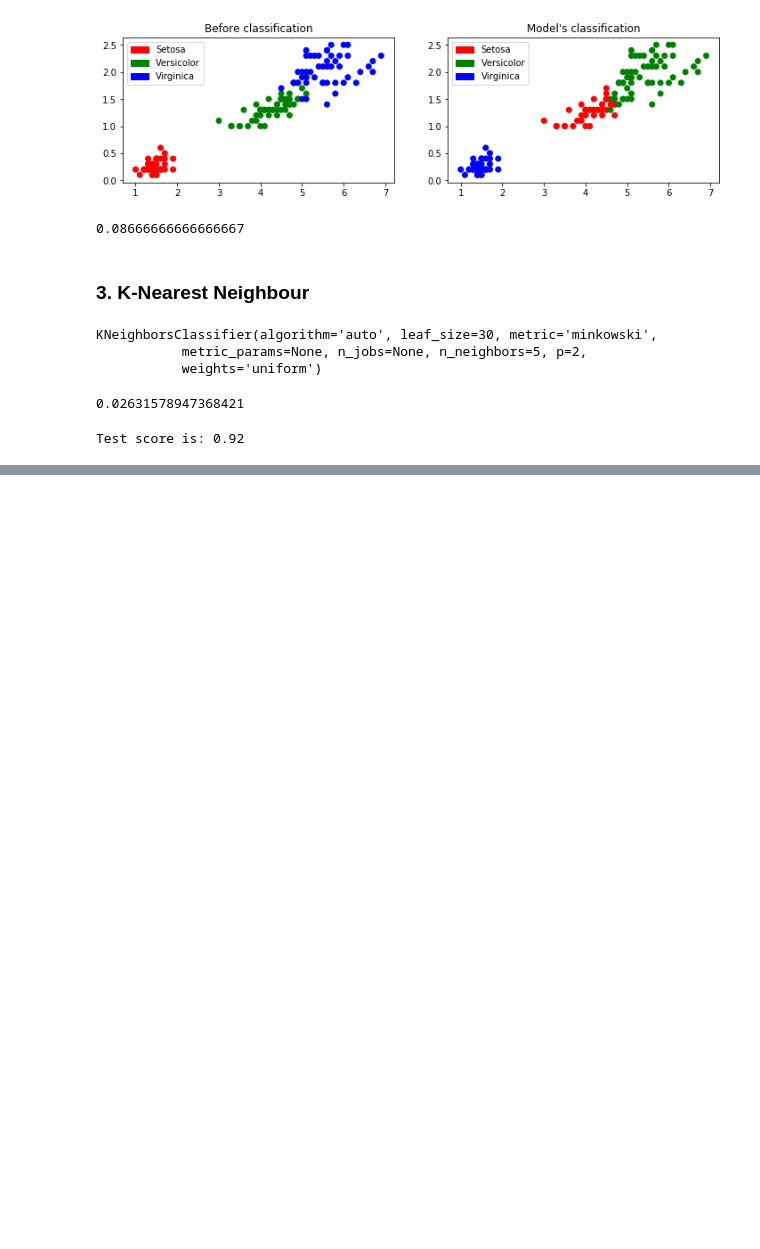
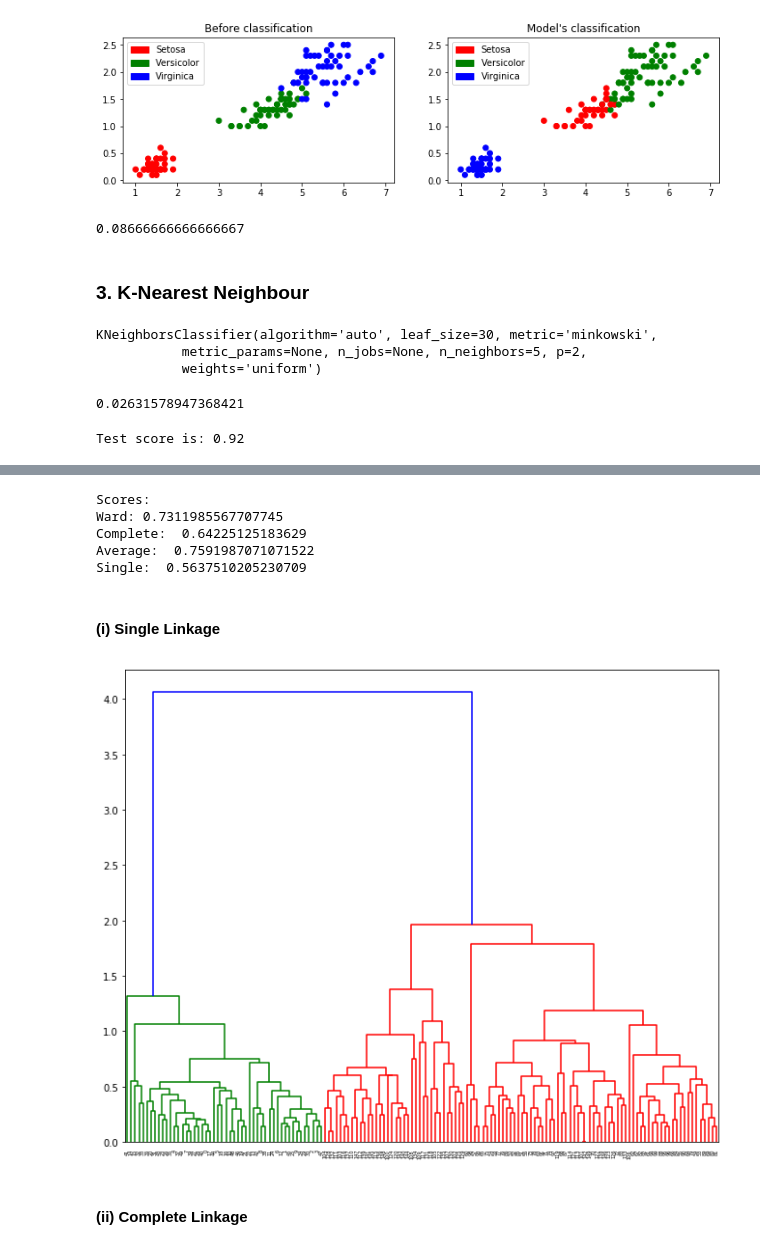
Before and after one commit to AyushSingh098/clustering-comparison, a Jupyter notebook: clustering-comparison.ipynb, the cells around one changed output, grey strips where cells are left out. Cells and saved outputs as stored; diff of their text form; code cells hidden in the pictures; blank space fills up the shorter version.

Commit message:
Hierarchical Clustering

```diff
--- a/clustering-comparison.ipynb
+++ b/clustering-comparison.ipynb
@@ -149,0 +154,3 @@ Test score is: 0.92
+# %%
+x = pd.DataFrame(iris.data, columns=['Sepal Length', 'Sepal Width', 'Petal Length', 'Petal Width'])
+y = pd.DataFrame(iris.target, columns=['Target'])
@@ -149,0 +190,33 @@ Test score is: 0.92
+# %%
+print( "Scores: \nWard:", ward_ar_score,"\nComplete: ", complete_ar_score, "\nAverage: ", avg_ar_score, "\nSingle: ", single_ar_score)
+# %% [output]
+Scores:
+Ward: 0.7311985567707745
+Complete:  0.64225125183629
+Average:  0.7591987071071522
+Single:  0.5637510205230709
+# %%
+# Import scipy's linkage function to conduct the clustering
+from scipy.cluster.hierarchy import linkage
+
+# Specify the linkage type. Scipy accepts 'ward', 'complete', 'average', as well as other values
+
+# Pick the one that resulted in the highest Adjusted Rand Score
+linkage_type = 'single'
+
+linkage_matrix = linkage(x, linkage_type)
+# %% [markdown]
+#### (i) Single Linkage
+# %%
+from scipy.cluster.hierarchy import dendrogram
+import matplotlib.pyplot as plt
+plt.figure(figsize=(11,9))
+
+# plot using 'dendrogram()'
+dendrogram(linkage_matrix)
+
+plt.show()
+# %% [output]
+[figure, added]
+# %% [markdown]
+#### (ii) Complete Linkage
```
Also changed, not shown: parts of 11 cells of this notebook.
